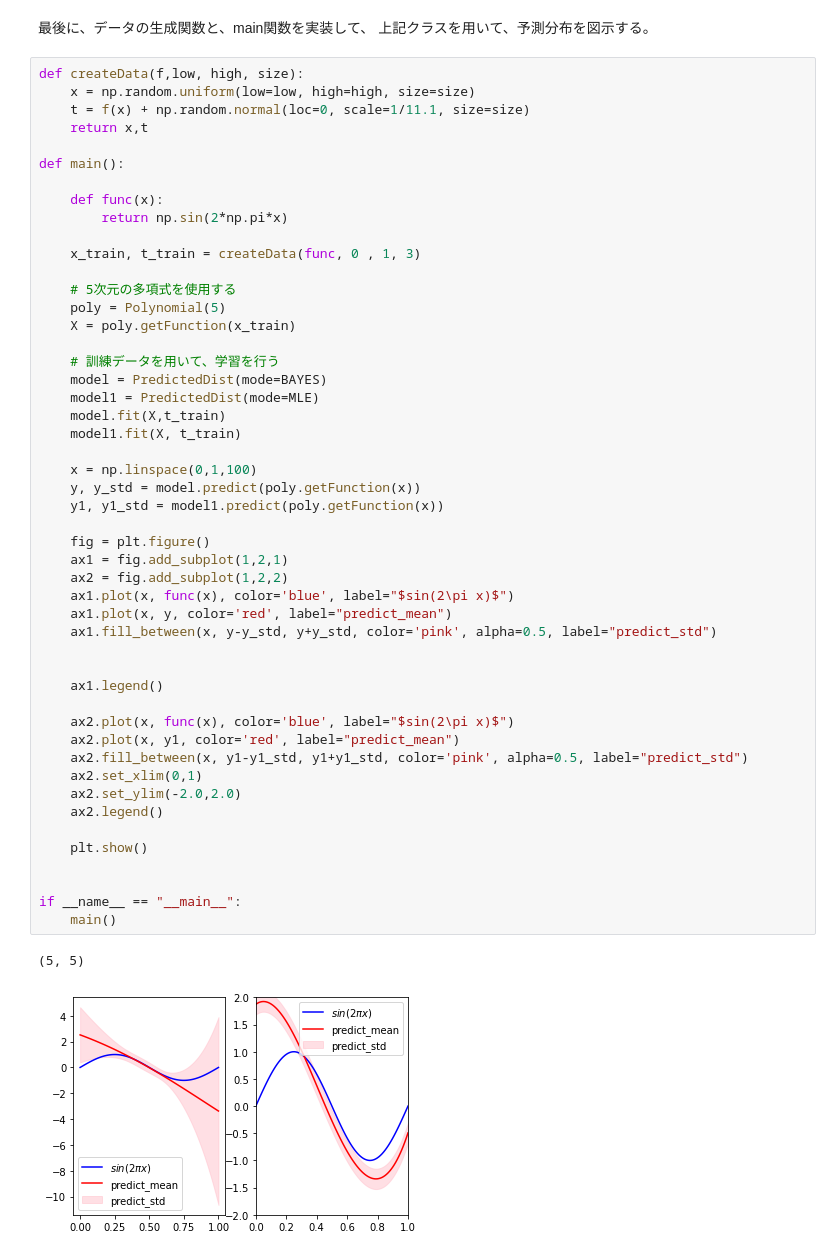
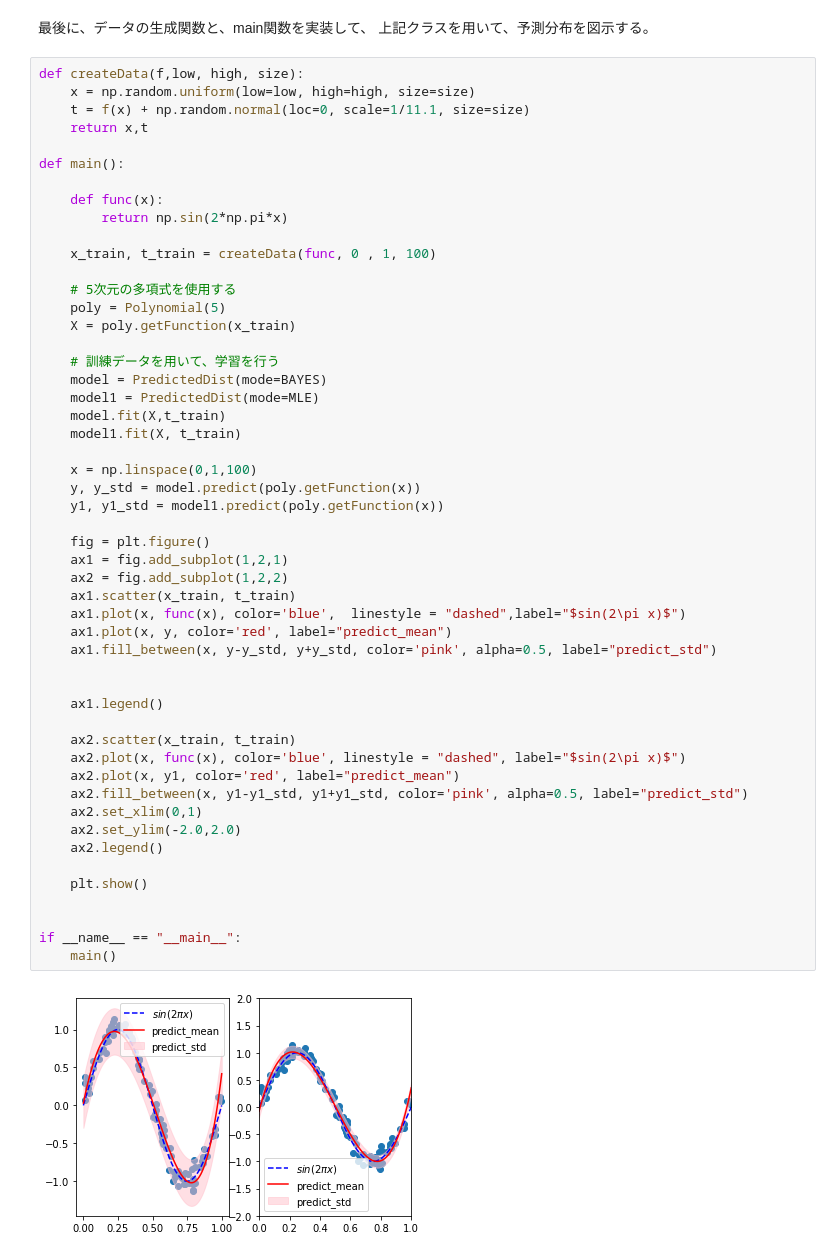
Before and after one commit to KentaOmura/PRML, a Jupyter notebook: 1/予測分布.ipynb, the cells around one changed output. Cells and saved outputs as stored; diff of their text form.

```diff
--- a/1/予測分布.ipynb
+++ b/1/予測分布.ipynb
@@ -126,7 +126,7 @@ def main():
     def func(x):
         return np.sin(2*np.pi*x)
 
-    x_train, t_train = createData(func, 0 , 1, 3)
+    x_train, t_train = createData(func, 0 , 1, 100)
 
     # 5次元の多項式を使用する
     poly = Polynomial(5)
@@ -136,34 +136,35 @@ def main():
     model = PredictedDist(mode=BAYES)
     model1 = PredictedDist(mode=MLE)
     model.fit(X,t_train)
     model1.fit(X, t_train)
 
     x = np.linspace(0,1,100)
     y, y_std = model.predict(poly.getFunction(x))
     y1, y1_std = model1.predict(poly.getFunction(x))
 
     fig = plt.figure()
     ax1 = fig.add_subplot(1,2,1)
     ax2 = fig.add_subplot(1,2,2)
-    ax1.plot(x, func(x), color='blue', label="$sin(2\pi x)$")
+    ax1.scatter(x_train, t_train)
+    ax1.plot(x, func(x), color='blue',  linestyle = "dashed",label="$sin(2\pi x)$")
     ax1.plot(x, y, color='red', label="predict_mean")
     ax1.fill_between(x, y-y_std, y+y_std, color='pink', alpha=0.5, label="predict_std")
 
 
     ax1.legend()
 
-    ax2.plot(x, func(x), color='blue', label="$sin(2\pi x)$")
+    ax2.scatter(x_train, t_train)
+    ax2.plot(x, func(x), color='blue', linestyle = "dashed", label="$sin(2\pi x)$")
     ax2.plot(x, y1, color='red', label="predict_mean")
     ax2.fill_between(x, y1-y1_std, y1+y1_std, color='pink', alpha=0.5, label="predict_std")
     ax2.set_xlim(0,1)
     ax2.set_ylim(-2.0,2.0)
     ax2.legend()
 
     plt.show()
 
 
 if __name__ == "__main__":
     main()
 # %% [output]
-(5, 5)
-[figure, old version]
+[figure, new version]
```
Also changed, not shown: parts of 1 cell of this notebook, 2 other files.
